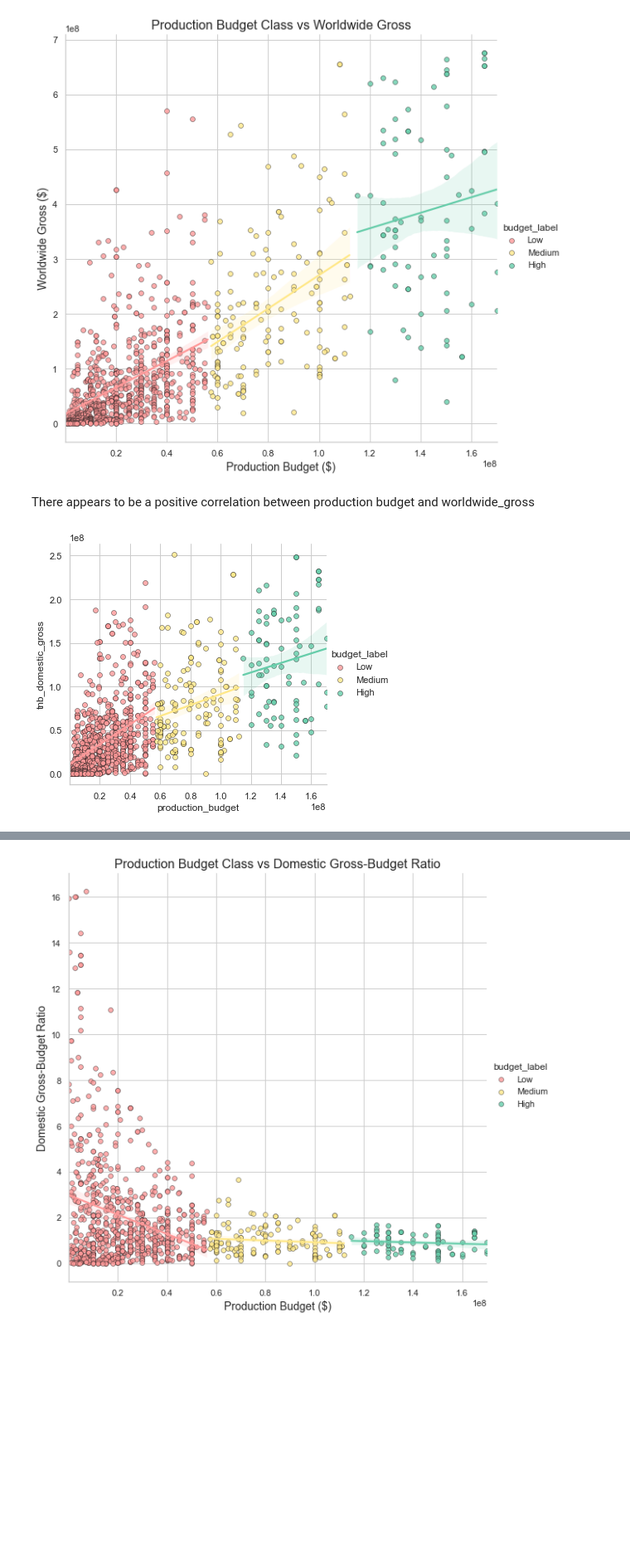
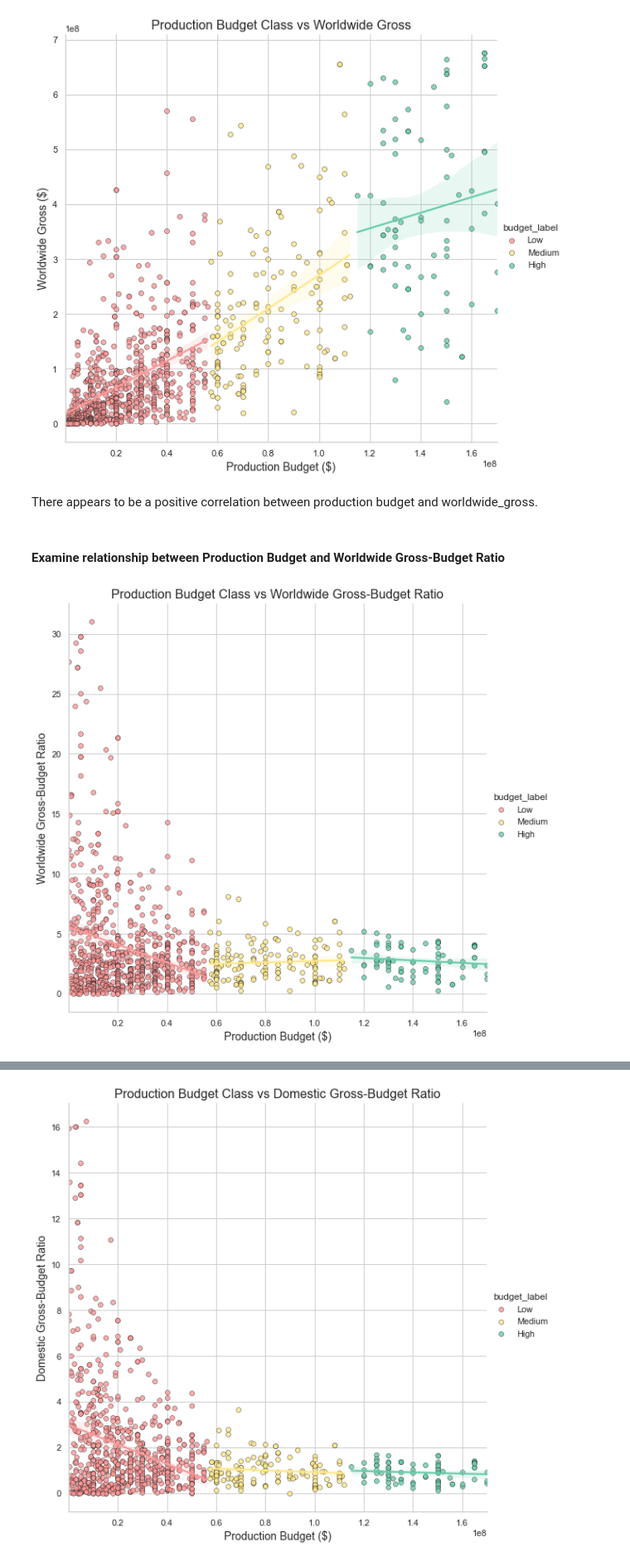
Before and after one commit to melvyg/010921-pt-phase-1-project, a Jupyter notebook: 0-Microsoft-Movie-Analysis.ipynb, the cells around one changed output, grey strips where cells are left out. Shown at 83% size. Cells and saved outputs as stored; diff of their text form; code cells hidden in the pictures; blank space fills up the shorter version.

```diff
--- a/0-Microsoft-Movie-Analysis.ipynb
+++ b/0-Microsoft-Movie-Analysis.ipynb
@@ -130,9 +106,7 @@ def pandas_df_sql(query):
     Params
     :query - String SQL query
     """
-    query_cur = cur.execute(query).fetchall()
-    df = pd.DataFrame(query_cur)
-    df.columns = [x[0] for x in cur.description]
+    df = pd.read_sql(query,conn)
 
     return df
 # %% [markdown]
@@ -741,12 +804,23 @@ plt.savefig('ProductionBudgetClassvsWorldwide Gross.jpg',dpi=300)
 # %% [output]
 [figure]
 # %% [markdown]
-There appears to be a positive correlation between production budget and worldwide_gross
+There appears to be a positive correlation between production budget and worldwide_gross.
+# %% [markdown]
+#### Examine relationship between Production Budget and Worldwide Gross-Budget Ratio
 # %%
-# we can also view relationships\correlations as needed
-lp = sns.lmplot(x='production_budget', y='tnb_domestic_gross', hue='budget_label',
+# Plot scatter chart to observe relationship between production budget and worldwide_gross_budget_ratio.
+# Differentiate budget_label by color hue
+lp = sns.lmplot(x='production_budget', y='worldwide_gross_budget_ratio', hue='budget_label',
                 palette={"Low": "#FF9999", "Medium": "#FFE888", "High": '#66CDAA'},
-                data=movie_gross_df_o, fit_reg=True, legend=True,
+                data=movie_gross_df_o, fit_reg=True, legend=True, height=8,
                 scatter_kws=dict(edgecolor="k", linewidth=0.5))
+
+# Set axis labels
+plt.xlabel('Production Budget ($)',fontsize=14)
+plt.ylabel('Worldwide Gross-Budget Ratio',fontsize=14)
+plt.title('Production Budget Class vs Worldwide Gross-Budget Ratio',fontsize=16)
+
+# Savefig
+plt.savefig('ProductionBudgetClassvsWorldwideGrossRatio.jpg',dpi=300,bbox_inches = 'tight')
 # %% [output]
-[figure, old version]
+[figure, new version]
```
Also changed, not shown: parts of 131 cells of this notebook.
